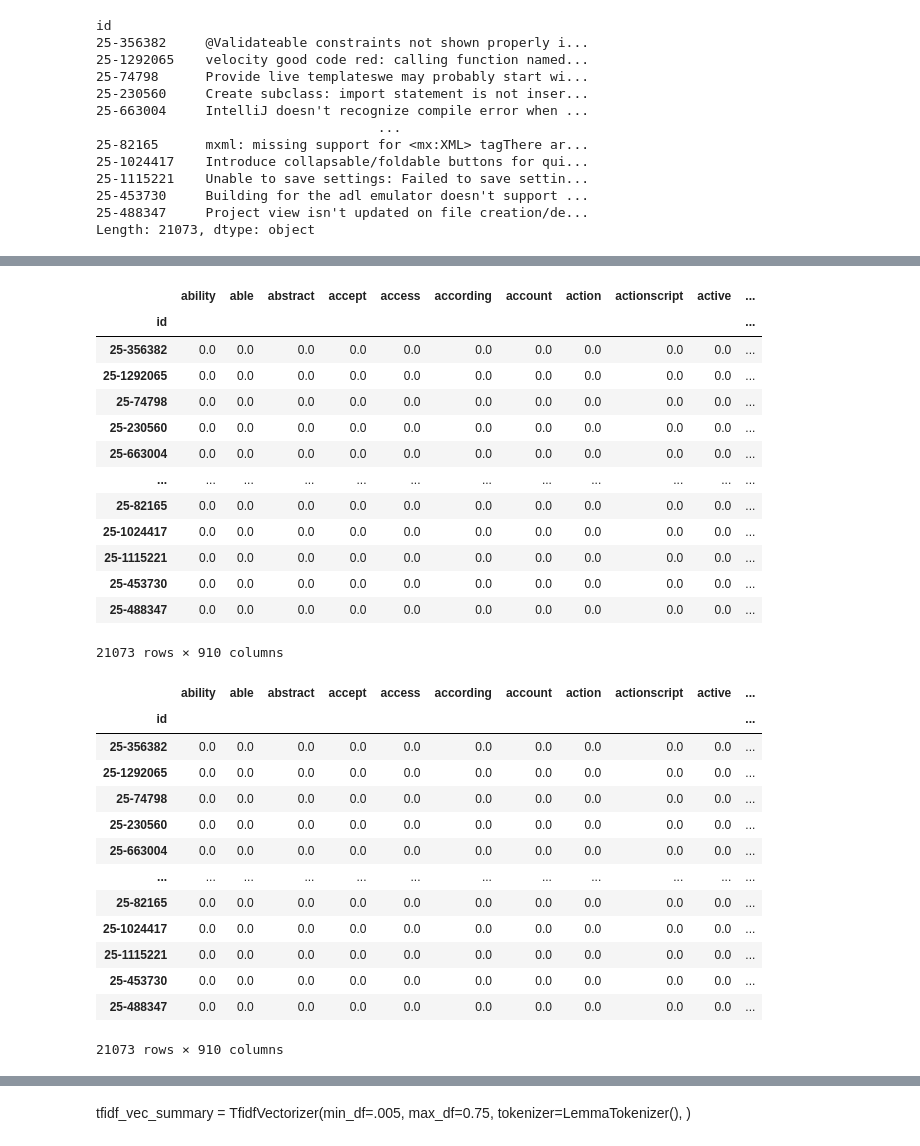
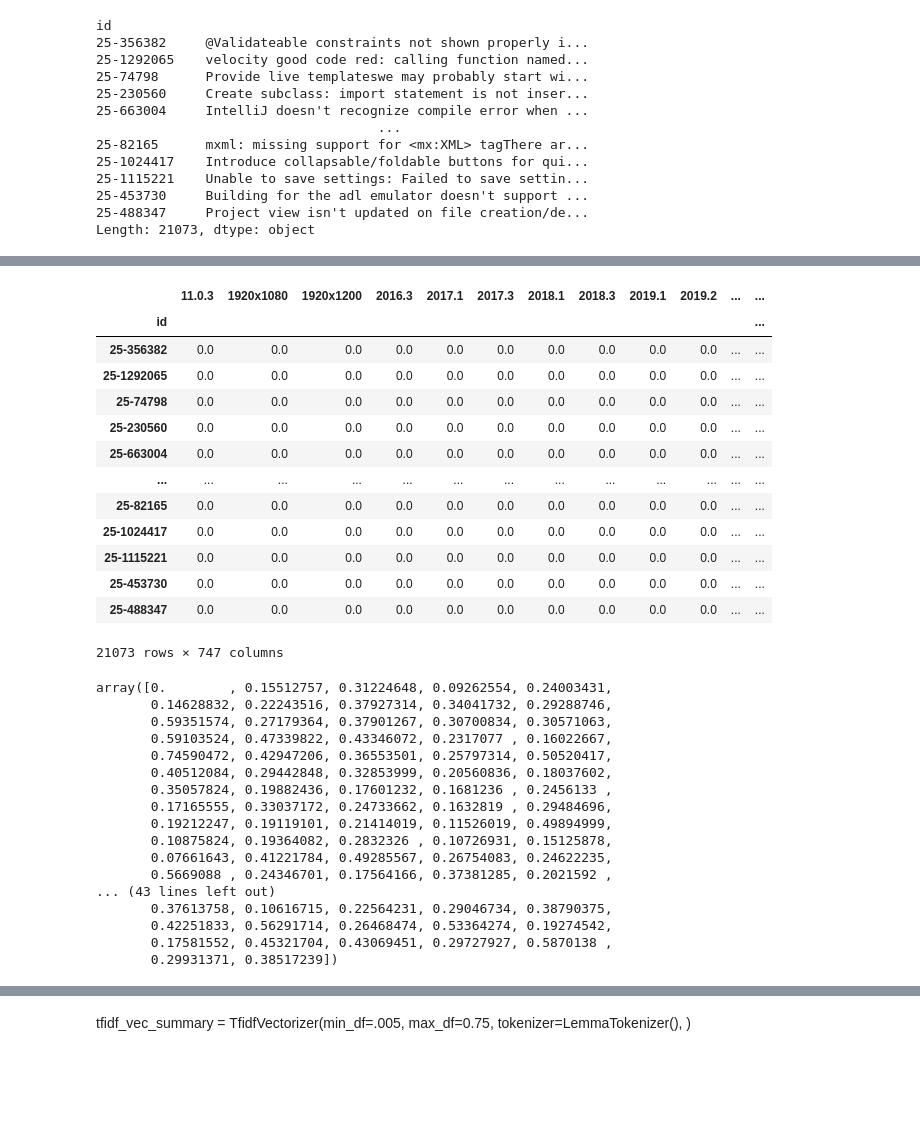
Before and after one commit to W1ldGoose/Data-Science, a Jupyter notebook: Radiculitki.ipynb, the cells around one changed output, grey strips where cells are left out. Saved outputs shown, nothing was run; the diff lists cells and outputs as text; code cells hidden in the pictures; blank space fills up the shorter version.

```diff
--- a/Radiculitki.ipynb
+++ b/Radiculitki.ipynb
@@ -232,7 +211,7 @@ class LemmaTokenizer:
     def __init__(self):
         self.wnl = WordNetLemmatizer()
     def __call__(self, doc):
-       return [self.wnl.lemmatize(t) for t in word_tokenize(doc) if re.fullmatch(r'[A-Za-z]{4,}', t) and t not in STOP_WORDS]
+       return [self.wnl.lemmatize(t) for t in word_tokenize(doc) if re.fullmatch(r'[a-zA-Z0-9]\w\S{4,}', t) and t not in STOP_WORDS]
 # %%
 X_train_text = prep_train_data.summary.astype(str) +prep_train_data.description.astype(str)
 # %%
@@ -272,43 +251,46 @@ Name: summary, Length: 18529, dtype: object
 # %%
-tfidf_vec_summary = TfidfVectorizer(min_df=.005, max_df=0.75,
+tfidf_vec_summary = TfidfVectorizer(min_df=.005, max_df=0.9,
                                     tokenizer=LemmaTokenizer(),
                              )
 tfidf_vec_summary.fit(X_train_text)
 train_text_prep = pd.DataFrame(tfidf_vec_summary.transform(X_train_text).todense(), index=X_train_text.index,
                                columns=tfidf_vec_summary.get_feature_names_out())
 train_text_prep
 # %% [output]
-|  | ability | able | abstract | accept | access | according | account | action | actionscript | active | ... |
-| id |  |  |  |  |  |  |  |  |  |  | ... |
-| 25-356382 | 0.0 | 0.0 | 0.0 | 0.0 | 0.0 | 0.0 | 0.0 | 0.0 | 0.0 | 0.0 | ... |
-| 25-1292065 | 0.0 | 0.0 | 0.0 | 0.0 | 0.0 | 0.0 | 0.0 | 0.0 | 0.0 | 0.0 | ... |
-| 25-74798 | 0.0 | 0.0 | 0.0 | 0.0 | 0.0 | 0.0 | 0.0 | 0.0 | 0.0 | 0.0 | ... |
-| 25-230560 | 0.0 | 0.0 | 0.0 | 0.0 | 0.0 | 0.0 | 0.0 | 0.0 | 0.0 | 0.0 | ... |
-| 25-663004 | 0.0 | 0.0 | 0.0 | 0.0 | 0.0 | 0.0 | 0.0 | 0.0 | 0.0 | 0.0 | ... |
-| ... | ... | ... | ... | ... | ... | ... | ... | ... | ... | ... | ... |
-| 25-82165 | 0.0 | 0.0 | 0.0 | 0.0 | 0.0 | 0.0 | 0.0 | 0.0 | 0.0 | 0.0 | ... |
-| 25-1024417 | 0.0 | 0.0 | 0.0 | 0.0 | 0.0 | 0.0 | 0.0 | 0.0 | 0.0 | 0.0 | ... |
-| 25-1115221 | 0.0 | 0.0 | 0.0 | 0.0 | 0.0 | 0.0 | 0.0 | 0.0 | 0.0 | 0.0 | ... |
-| 25-453730 | 0.0 | 0.0 | 0.0 | 0.0 | 0.0 | 0.0 | 0.0 | 0.0 | 0.0 | 0.0 | ... |
-| 25-488347 | 0.0 | 0.0 | 0.0 | 0.0 | 0.0 | 0.0 | 0.0 | 0.0 | 0.0 | 0.0 | ... |
+|  | 11.0.3 | 1920x1080 | 1920x1200 | 2016.3 | 2017.1 | 2017.3 | 2018.1 | 2018.3 | 2019.1 | 2019.2 | ... | ... |
+| id |  |  |  |  |  |  |  |  |  |  |  | ... |
+| 25-356382 | 0.0 | 0.0 | 0.0 | 0.0 | 0.0 | 0.0 | 0.0 | 0.0 | 0.0 | 0.0 | ... | ... |
+| 25-1292065 | 0.0 | 0.0 | 0.0 | 0.0 | 0.0 | 0.0 | 0.0 | 0.0 | 0.0 | 0.0 | ... | ... |
+| 25-74798 | 0.0 | 0.0 | 0.0 | 0.0 | 0.0 | 0.0 | 0.0 | 0.0 | 0.0 | 0.0 | ... | ... |
+| 25-230560 | 0.0 | 0.0 | 0.0 | 0.0 | 0.0 | 0.0 | 0.0 | 0.0 | 0.0 | 0.0 | ... | ... |
+| 25-663004 | 0.0 | 0.0 | 0.0 | 0.0 | 0.0 | 0.0 | 0.0 | 0.0 | 0.0 | 0.0 | ... | ... |
+| ... | ... | ... | ... | ... | ... | ... | ... | ... | ... | ... | ... | ... |
+| 25-82165 | 0.0 | 0.0 | 0.0 | 0.0 | 0.0 | 0.0 | 0.0 | 0.0 | 0.0 | 0.0 | ... | ... |
+| 25-1024417 | 0.0 | 0.0 | 0.0 | 0.0 | 0.0 | 0.0 | 0.0 | 0.0 | 0.0 | 0.0 | ... | ... |
+| 25-1115221 | 0.0 | 0.0 | 0.0 | 0.0 | 0.0 | 0.0 | 0.0 | 0.0 | 0.0 | 0.0 | ... | ... |
+| 25-453730 | 0.0 | 0.0 | 0.0 | 0.0 | 0.0 | 0.0 | 0.0 | 0.0 | 0.0 | 0.0 | ... | ... |
+| 25-488347 | 0.0 | 0.0 | 0.0 | 0.0 | 0.0 | 0.0 | 0.0 | 0.0 | 0.0 | 0.0 | ... | ... |
-21073 rows × 910 columns
+21073 rows × 747 columns
 # %%
-train_text_prep
+train_text_prep['1920x1080'].unique()
 # %% [output]
-|  | ability | able | abstract | accept | access | according | account | action | actionscript | active | ... |
-| id |  |  |  |  |  |  |  |  |  |  | ... |
-| 25-356382 | 0.0 | 0.0 | 0.0 | 0.0 | 0.0 | 0.0 | 0.0 | 0.0 | 0.0 | 0.0 | ... |
-| 25-1292065 | 0.0 | 0.0 | 0.0 | 0.0 | 0.0 | 0.0 | 0.0 | 0.0 | 0.0 | 0.0 | ... |
-| 25-74798 | 0.0 | 0.0 | 0.0 | 0.0 | 0.0 | 0.0 | 0.0 | 0.0 | 0.0 | 0.0 | ... |
-| 25-230560 | 0.0 | 0.0 | 0.0 | 0.0 | 0.0 | 0.0 | 0.0 | 0.0 | 0.0 | 0.0 | ... |
-| 25-663004 | 0.0 | 0.0 | 0.0 | 0.0 | 0.0 | 0.0 | 0.0 | 0.0 | 0.0 | 0.0 | ... |
-| ... | ... | ... | ... | ... | ... | ... | ... | ... | ... | ... | ... |
-| 25-82165 | 0.0 | 0.0 | 0.0 | 0.0 | 0.0 | 0.0 | 0.0 | 0.0 | 0.0 | 0.0 | ... |
-| 25-1024417 | 0.0 | 0.0 | 0.0 | 0.0 | 0.0 | 0.0 | 0.0 | 0.0 | 0.0 | 0.0 | ... |
-| 25-1115221 | 0.0 | 0.0 | 0.0 | 0.0 | 0.0 | 0.0 | 0.0 | 0.0 | 0.0 | 0.0 | ... |
-| 25-453730 | 0.0 | 0.0 | 0.0 | 0.0 | 0.0 | 0.0 | 0.0 | 0.0 | 0.0 | 0.0 | ... |
-| 25-488347 | 0.0 | 0.0 | 0.0 | 0.0 | 0.0 | 0.0 | 0.0 | 0.0 | 0.0 | 0.0 | ... |
-21073 rows × 910 columns
+array([0.        , 0.15512757, 0.31224648, 0.09262554, 0.24003431,
+       0.14628832, 0.22243516, 0.37927314, 0.34041732, 0.29288746,
+       0.59351574, 0.27179364, 0.37901267, 0.30700834, 0.30571063,
+       0.59103524, 0.47339822, 0.43346072, 0.2317077 , 0.16022667,
+       0.74590472, 0.42947206, 0.36553501, 0.25797314, 0.50520417,
+       0.40512084, 0.29442848, 0.32853999, 0.20560836, 0.18037602,
+       0.35057824, 0.19882436, 0.17601232, 0.1681236 , 0.2456133 ,
+       0.17165555, 0.33037172, 0.24733662, 0.1632819 , 0.29484696,
+       0.19212247, 0.19119101, 0.21414019, 0.11526019, 0.49894999,
+       0.10875824, 0.19364082, 0.2832326 , 0.10726931, 0.15125878,
+       0.07661643, 0.41221784, 0.49285567, 0.26754083, 0.24622235,
+       0.5669088 , 0.24346701, 0.17564166, 0.37381285, 0.2021592 ,
+... (43 lines left out)
+       0.37613758, 0.10616715, 0.22564231, 0.29046734, 0.38790375,
+       0.42251833, 0.56291714, 0.26468474, 0.53364274, 0.19274542,
+       0.17581552, 0.45321704, 0.43069451, 0.29727927, 0.5870138 ,
+       0.29931371, 0.38517239])
 # %%
 test_text_prep = pd.DataFrame(tfidf_vec_summary.transform(X_test_text).todense(), index=X_test_text.index,
                                columns=tfidf_vec_summary.get_feature_names_out())
```
Also changed, not shown: parts of 31 cells of this notebook.
